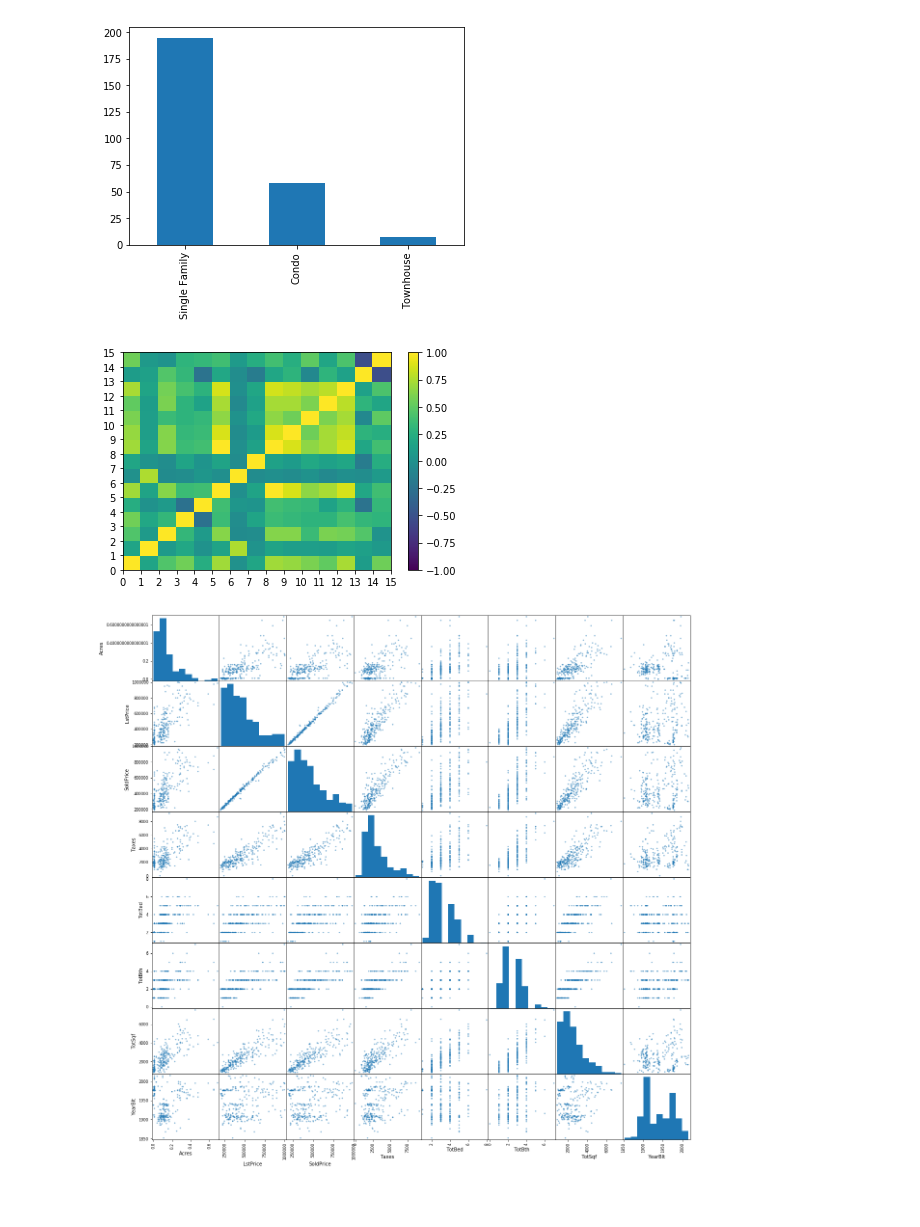
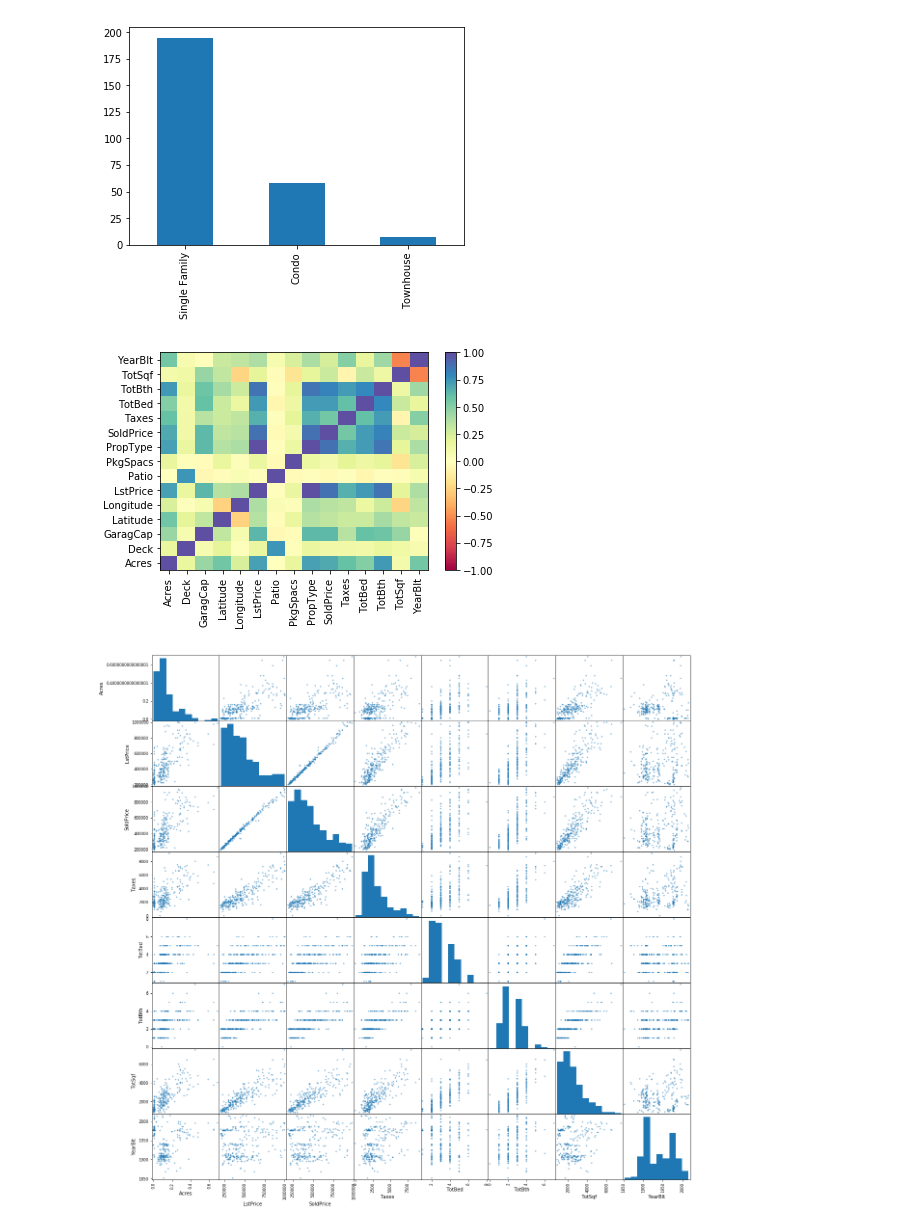
Before and after one commit to erikpoole/Masters-of-Software-Developement, a Jupyter notebook: 6017/hypothesisAndRegression/hypothesisAndRegression.ipynb, the cells around one changed output. Drawn from its saved outputs; the diff is of its cells as text; code cells hidden in the pictures; blank space fills up the shorter version.

```diff
--- a/6017/hypothesisAndRegression/hypothesisAndRegression.ipynb
+++ b/6017/hypothesisAndRegression/hypothesisAndRegression.ipynb
@@ -89,15 +89,19 @@ No remaining values seem unreasonable at a glance, though it's possible more wil
 houseTypeSet = filteredSet['PropType'].value_counts().plot.bar()
 # %% [output]
 [figure]
-# %%
-fig, ax = plt.subplots()
-im = ax.pcolor(filteredSet.corr(), vmin=-1, vmax=1)
-cbar = fig.colorbar(im)
-
-plt.xticks(np.arange(0, len(filteredSet.columns), 1.0));
-plt.yticks(np.arange(0, len(filteredSet.columns), 1.0));
-# %% [output]
-[figure, removed]
+# %%
+fig, ax = plt.subplots()
+
+plt.xticks(np.arange(.5, len(filteredSet.columns), 1.0), rotation=90);
+plt.yticks(np.arange(.5, len(filteredSet.columns), 1.0));
+
+ax.set_xticklabels(filteredSet.columns);
+ax.set_yticklabels(filteredSet.columns);
+
+im = ax.pcolor(filteredSet.corr(), cmap='Spectral', vmin=-1, vmax=1)
+cbar = fig.colorbar(im)
+# %% [output]
+[figure, added]
 # %%
 pd.plotting.scatter_matrix(filteredSet \
 [['Acres', 'LstPrice', 'SoldPrice', 'Taxes', 'TotBed', 'TotBth', 'TotSqf', 'YearBlt']], \
```
Also changed, not shown: parts of 1 cell of this notebook.
